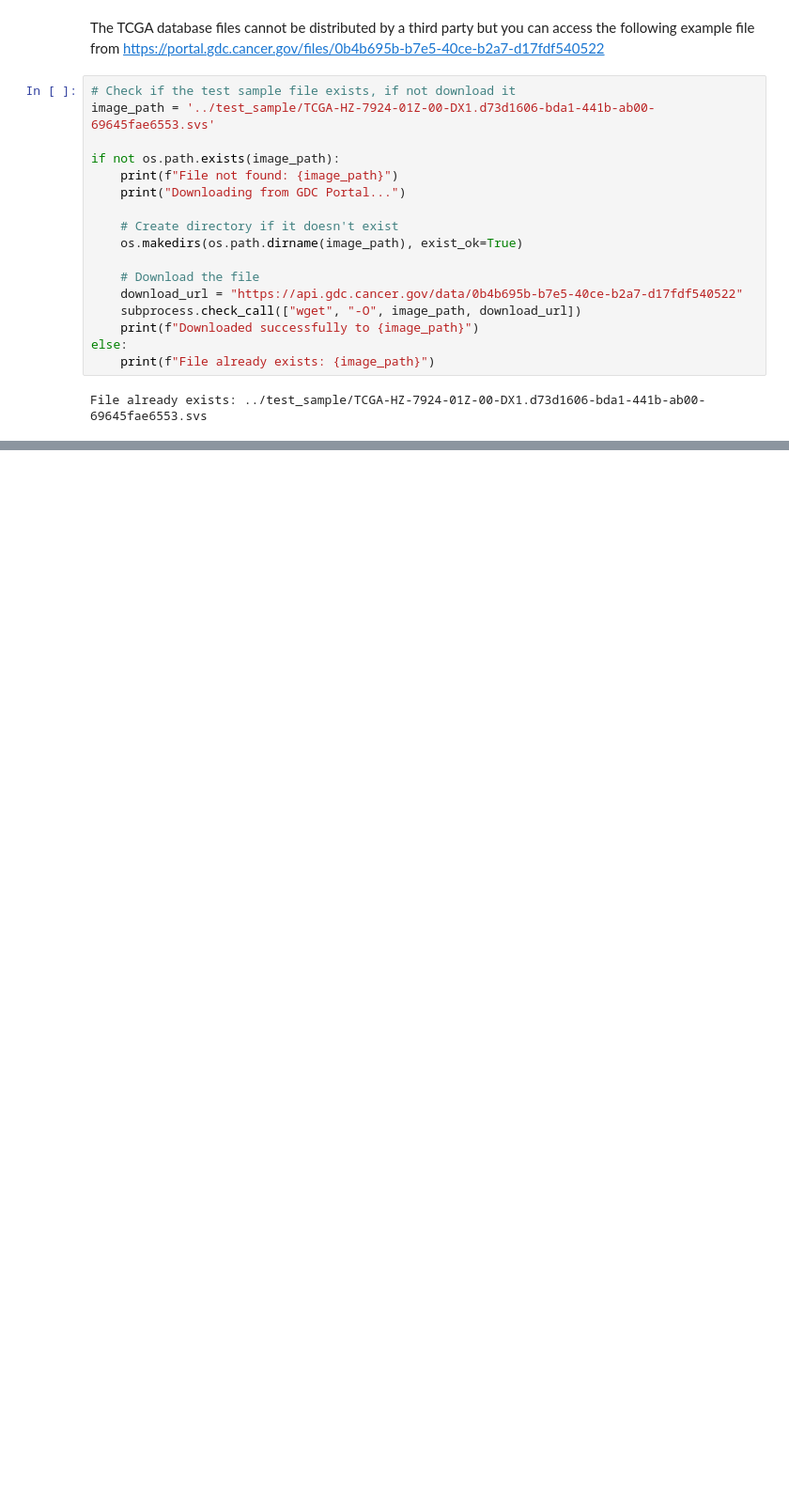
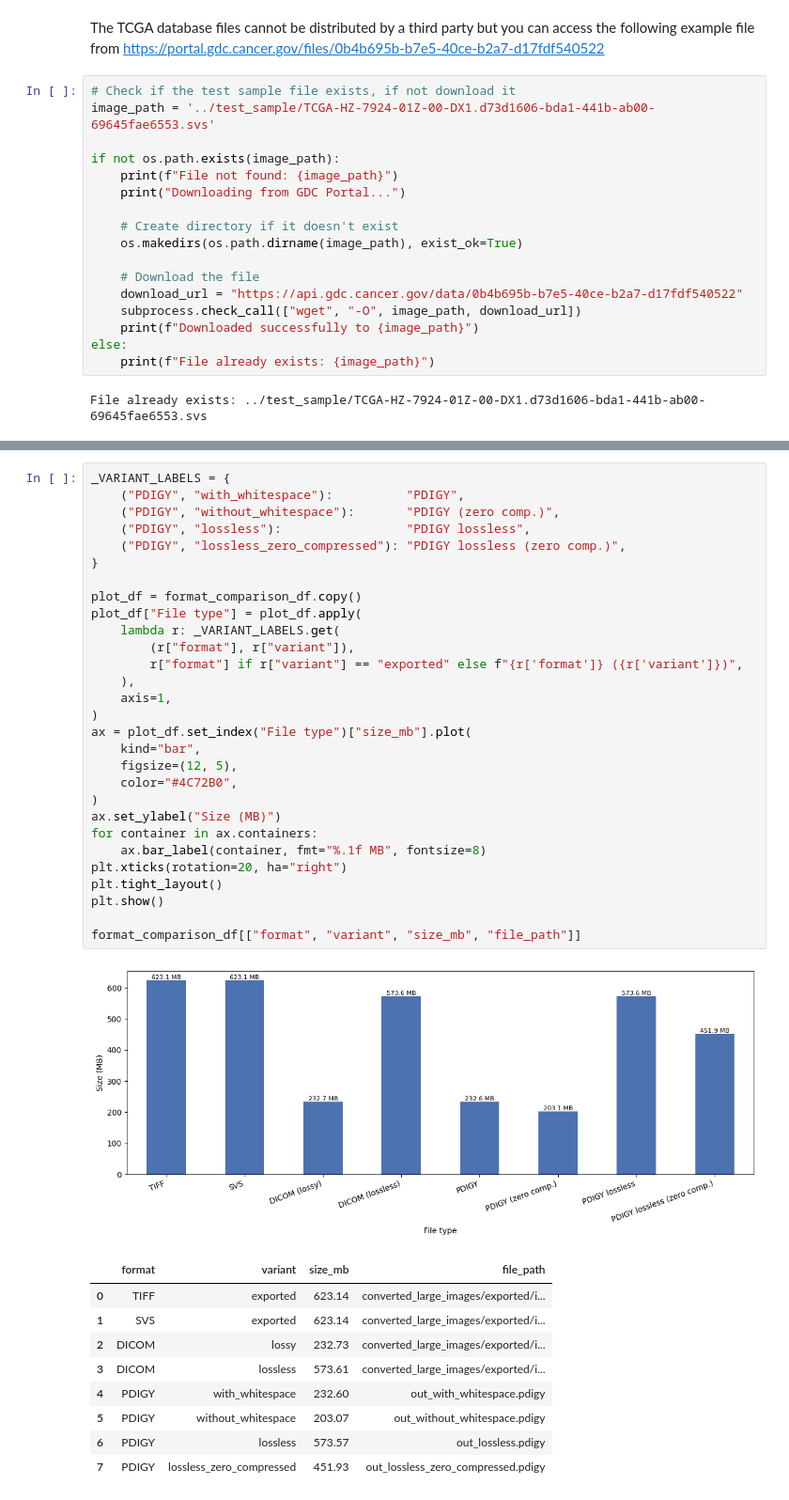
Before and after one commit to pdigy/pdigy, a Jupyter notebook: PDigyTest.ipynb, the cells around one changed output, grey strips where cells are left out. Shown at 94% size. Drawn from its saved outputs; the diff is of its cells as text; blank space fills up the shorter version.

```diff
--- a/PDigyTest.ipynb
+++ b/PDigyTest.ipynb
@@ -81,0 +263,40 @@ plt.imshow(decoder.full_image)
+# %%
+_VARIANT_LABELS = {
+    ("PDIGY", "with_whitespace"):          "PDIGY",
+    ("PDIGY", "without_whitespace"):       "PDIGY (zero comp.)",
+    ("PDIGY", "lossless"):                 "PDIGY lossless",
+    ("PDIGY", "lossless_zero_compressed"): "PDIGY lossless (zero comp.)",
+}
+
+plot_df = format_comparison_df.copy()
+plot_df["File type"] = plot_df.apply(
+    lambda r: _VARIANT_LABELS.get(
+        (r["format"], r["variant"]),
+        r["format"] if r["variant"] == "exported" else f"{r['format']} ({r['variant']})",
+    ),
+    axis=1,
+)
+ax = plot_df.set_index("File type")["size_mb"].plot(
+    kind="bar",
+    figsize=(12, 5),
+    color="#4C72B0",
+)
+ax.set_ylabel("Size (MB)")
+for container in ax.containers:
+    ax.bar_label(container, fmt="%.1f MB", fontsize=8)
+plt.xticks(rotation=20, ha="right")
+plt.tight_layout()
+plt.show()
+
+format_comparison_df[["format", "variant", "size_mb", "file_path"]]
+# %% [output]
+[figure, added]
+|  | format | variant | size_mb | file_path |
+| 0 | TIFF | exported | 623.14 | converted_large_images/exported/i... |
+| 1 | SVS | exported | 623.14 | converted_large_images/exported/i... |
+| 2 | DICOM | lossy | 232.73 | converted_large_images/exported/i... |
+| 3 | DICOM | lossless | 573.61 | converted_large_images/exported/i... |
+| 4 | PDIGY | with_whitespace | 232.60 | out_with_whitespace.pdigy |
+| 5 | PDIGY | without_whitespace | 203.07 | out_without_whitespace.pdigy |
+| 6 | PDIGY | lossless | 573.57 | out_lossless.pdigy |
+| 7 | PDIGY | lossless_zero_compressed | 451.93 | out_lossless_zero_compressed.pdigy |
```
Also changed, not shown: parts of 9 cells of this notebook, 5 other files.
